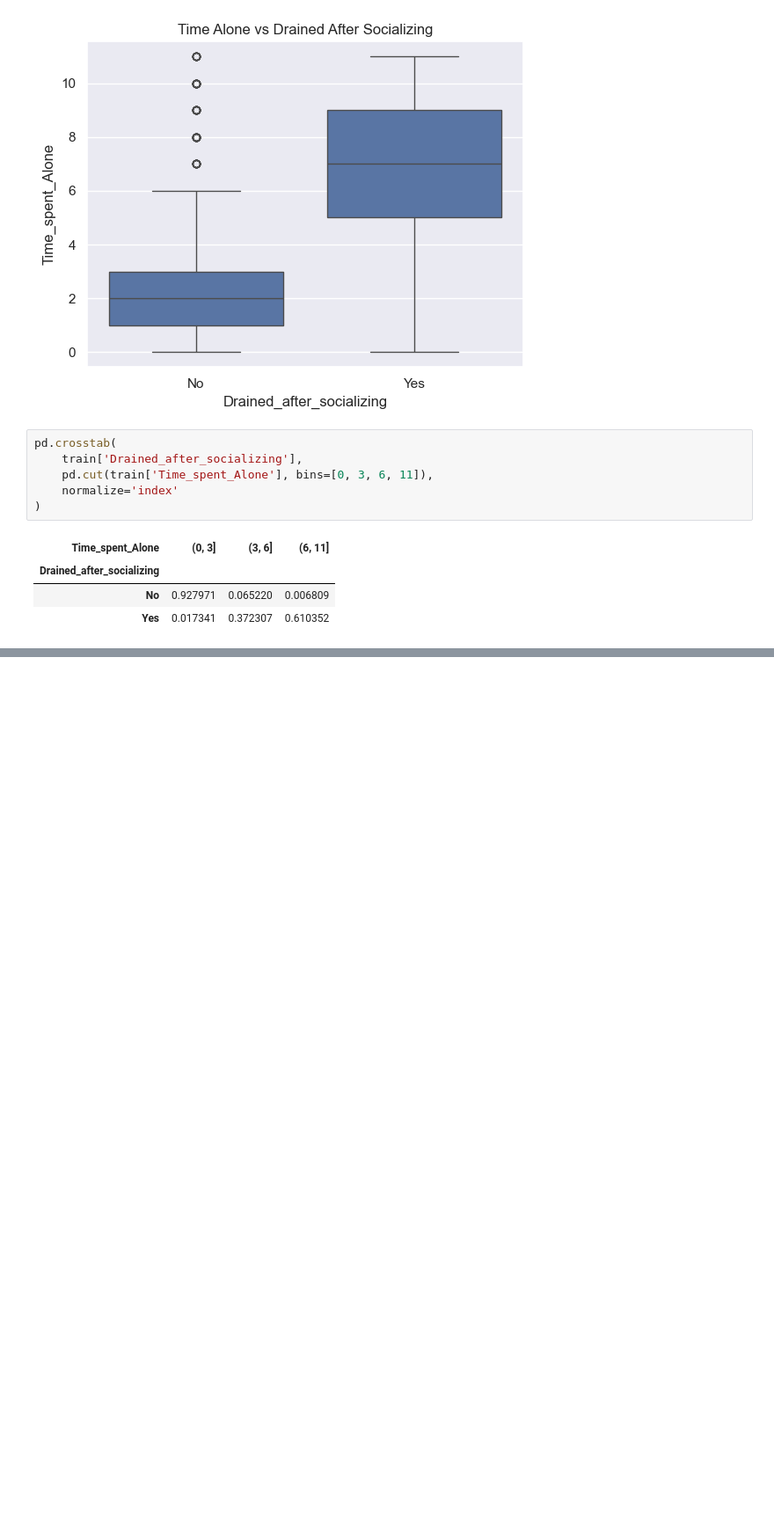
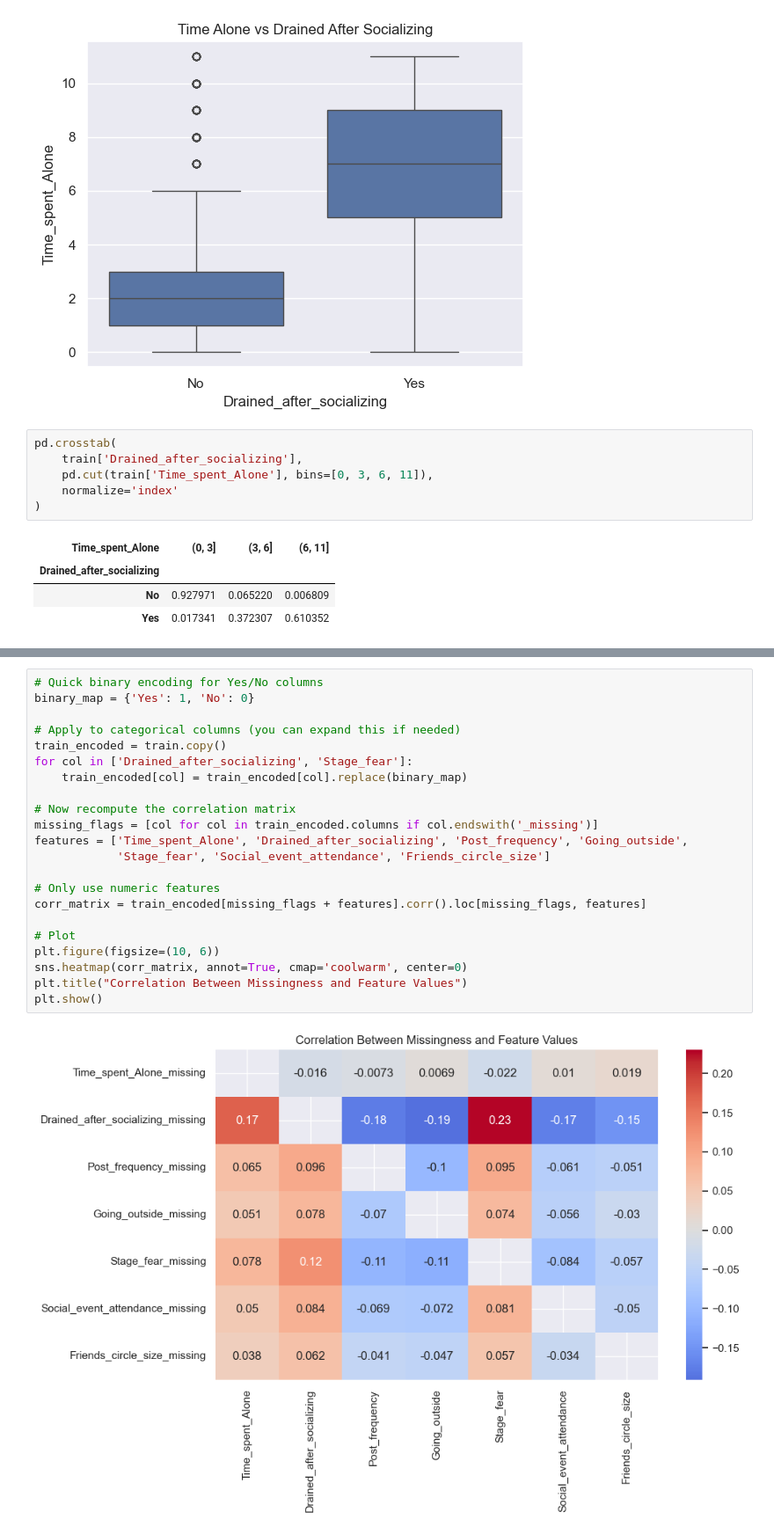
Before and after one commit to Drew-Woodz/kaggle_competitions, a Jupyter notebook: S5E7_Introvert_Classifier/notebooks/dataExplorer.ipynb, the cells around one changed output, grey strips where cells are left out. Shown at 88% size. Cells and saved outputs as stored; diff of their text form; blank space fills up the shorter version.

```diff
--- a/S5E7_Introvert_Classifier/notebooks/dataExplorer.ipynb
+++ b/S5E7_Introvert_Classifier/notebooks/dataExplorer.ipynb
@@ -388,0 +599,24 @@ train.loc[(train['Time_spent_Alone'].isna()) & (train['Drained_after_socializing
+# %%
+# Quick binary encoding for Yes/No columns
+binary_map = {'Yes': 1, 'No': 0}
+
+# Apply to categorical columns (you can expand this if needed)
+train_encoded = train.copy()
+for col in ['Drained_after_socializing', 'Stage_fear']:
+    train_encoded[col] = train_encoded[col].replace(binary_map)
+
+# Now recompute the correlation matrix
+missing_flags = [col for col in train_encoded.columns if col.endswith('_missing')]
+features = ['Time_spent_Alone', 'Drained_after_socializing', 'Post_frequency', 'Going_outside',
+            'Stage_fear', 'Social_event_attendance', 'Friends_circle_size']
+
+# Only use numeric features
+corr_matrix = train_encoded[missing_flags + features].corr().loc[missing_flags, features]
+
+# Plot
+plt.figure(figsize=(10, 6))
+sns.heatmap(corr_matrix, annot=True, cmap='coolwarm', center=0)
+plt.title("Correlation Between Missingness and Feature Values")
+plt.show()
+# %% [output]
+[figure, added]
```
Also changed, not shown: parts of 18 cells of this notebook, 1 other file.
